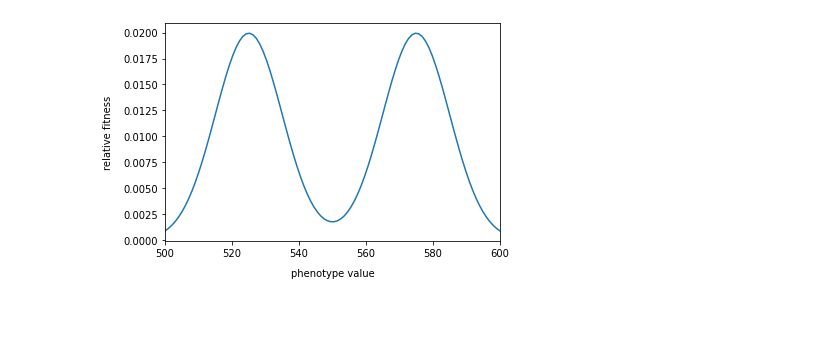
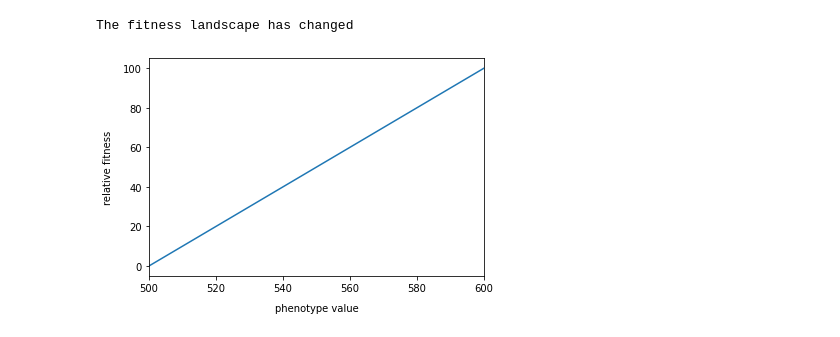
Before and after one commit to porygon-tech/ECO, a Jupyter notebook: demos/tutorial_EVO.ipynb, the cells around one changed output. Saved outputs shown, nothing was run; the diff lists cells and outputs as text; code cells hidden in the pictures.

```diff
--- a/demos/tutorial_EVO.ipynb
+++ b/demos/tutorial_EVO.ipynb
@@ -41,6 +44,10 @@ pop.hist(40)
  <a list of 40 Patch objects>)
-# %%
-pop.showfitness()
-# %% [output]
-[figure, removed]
+# %%
+def f(x):
+  return x-500
+pop.set_fitnessLandscape(f)
+pop.showfitness()
+# %% [output]
+The fitness landscape has changed
+[figure, added]
 # %%
```
Also changed, not shown: parts of 7 cells of this notebook.
